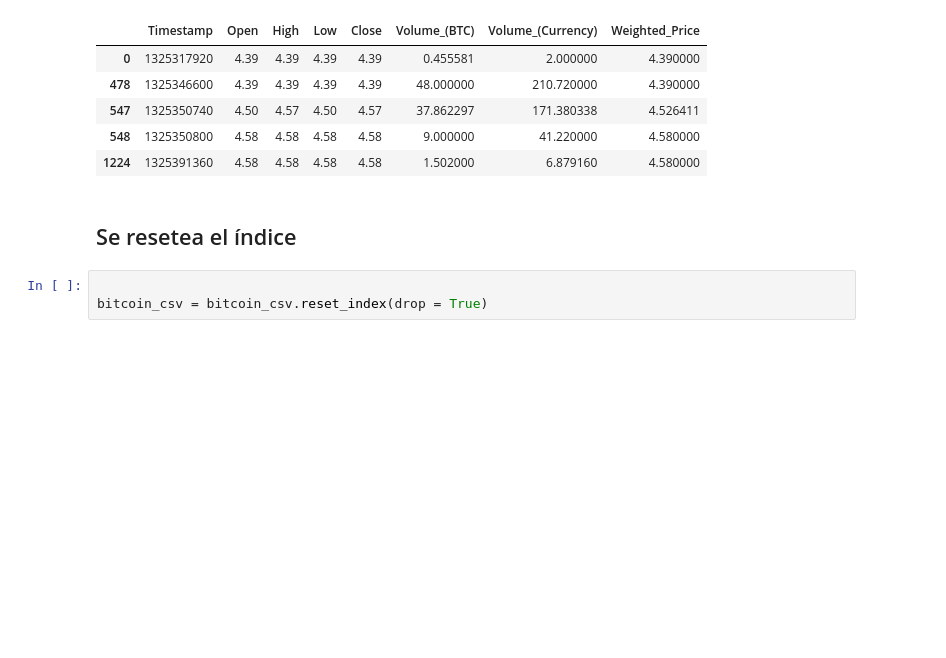
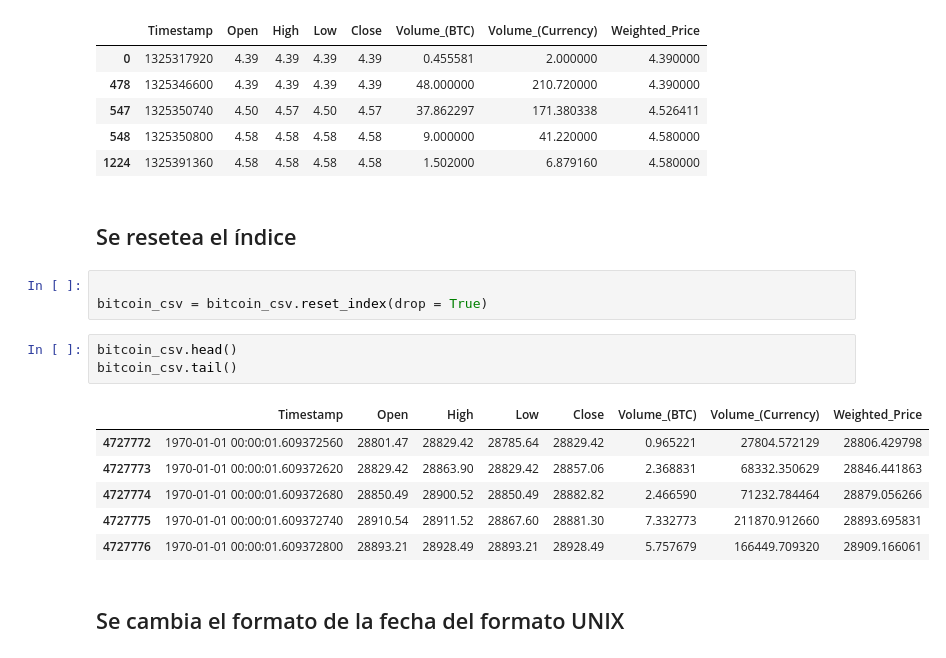
Before and after one commit to IsauraRs/BEDU_Equipo1, a Jupyter notebook: ProyectoPython/ProyectoEquipo1.ipynb, the cells around one changed output. Cells and saved outputs as stored; diff of their text form; blank space fills up the shorter version.

```diff
--- a/ProyectoPython/ProyectoEquipo1.ipynb
+++ b/ProyectoPython/ProyectoEquipo1.ipynb
@@ -93,3 +95,15 @@ bitcoin_csv.head()
 # %%
 
 bitcoin_csv = bitcoin_csv.reset_index(drop = True)
+# %%
+bitcoin_csv.head()
+bitcoin_csv.tail()
+# %% [output]
+|  | Timestamp | Open | High | Low | Close | Volume_(BTC) | Volume_(Currency) | Weighted_Price |
+| 4727772 | 1970-01-01 00:00:01.609372560 | 28801.47 | 28829.42 | 28785.64 | 28829.42 | 0.965221 | 27804.572129 | 28806.429798 |
+| 4727773 | 1970-01-01 00:00:01.609372620 | 28829.42 | 28863.90 | 28829.42 | 28857.06 | 2.368831 | 68332.350629 | 28846.441863 |
+| 4727774 | 1970-01-01 00:00:01.609372680 | 28850.49 | 28900.52 | 28850.49 | 28882.82 | 2.466590 | 71232.784464 | 28879.056266 |
+| 4727775 | 1970-01-01 00:00:01.609372740 | 28910.54 | 28911.52 | 28867.60 | 28881.30 | 7.332773 | 211870.912660 | 28893.695831 |
+| 4727776 | 1970-01-01 00:00:01.609372800 | 28893.21 | 28928.49 | 28893.21 | 28928.49 | 5.757679 | 166449.709320 | 28909.166061 |
+# %% [markdown]
+## Se cambia el formato de la fecha del formato UNIX
```
Also changed, not shown: parts of 28 cells of this notebook.
